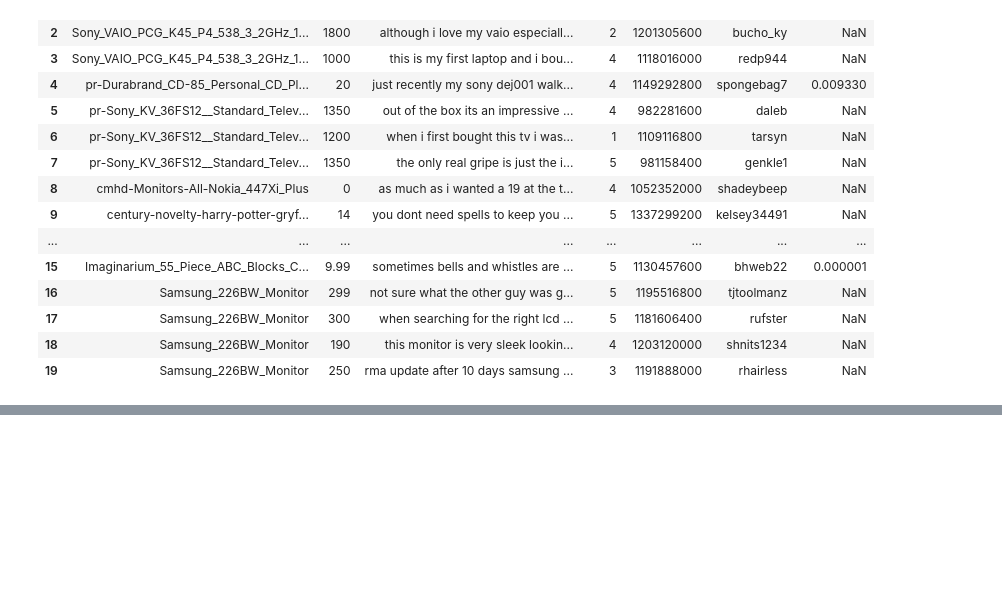
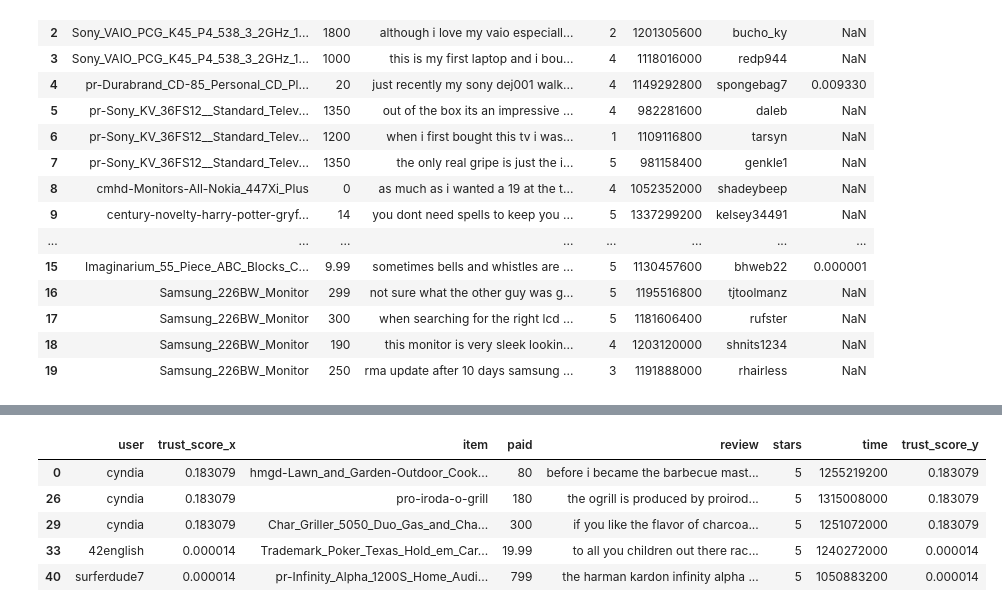
Before and after one commit to ShaluRani/256_group_project, a Jupyter notebook: Trust_score_based_recommendation.ipynb, the cells around one changed output, grey strips where cells are left out. Saved outputs shown, nothing was run; the diff lists cells and outputs as text; code cells hidden in the pictures; blank space fills up the shorter version.

Commit message:
Added trust based recommendation logic

```diff
--- a/Trust_score_based_recommendation.ipynb
+++ b/Trust_score_based_recommendation.ipynb
@@ -233,0 +309,5 @@ result_df
+# %%
+trustee_df = pd.merge(trustee_df, trust_df, how='inner', left_on='user2', right_on='user')
+# %%
+trustee_df.drop(columns = 'user2', inplace = True)
+trustee_df.drop_duplicates(inplace = True)
@@ -233,0 +323,2 @@ result_df
+# %%
+trustee_df = trustee_df.sort_values(by = 'trust_score', ascending=False)[:10]
@@ -233,0 +339,12 @@ result_df
+# %%
+spongebag7_df = pd.merge(trustee_df, new_review_df, how='inner', on='user')
+# %%
+# Most recommended items for spongebag7
+spongebag7_df.sort_values(by = ['stars'], ascending=[False])[:5]
+# %% [output]
+|  | user | trust_score_x | item | paid | review | stars | time | trust_score_y |
+| 0 | cyndia | 0.183079 | hmgd-Lawn_and_Garden-Outdoor_Cook... | 80 | before i became the barbecue mast... | 5 | 1255219200 | 0.183079 |
+| 26 | cyndia | 0.183079 | pro-iroda-o-grill | 180 | the ogrill is produced by proirod... | 5 | 1315008000 | 0.183079 |
+| 29 | cyndia | 0.183079 | Char_Griller_5050_Duo_Gas_and_Cha... | 300 | if you like the flavor of charcoa... | 5 | 1251072000 | 0.183079 |
+| 33 | 42english | 0.000014 | Trademark_Poker_Texas_Hold_em_Car... | 19.99 | to all you children out there rac... | 5 | 1240272000 | 0.000014 |
+| 40 | surferdude7 | 0.000014 | pr-Infinity_Alpha_1200S_Home_Audi... | 799 | the harman kardon infinity alpha ... | 5 | 1050883200 | 0.000014 |
```
Also changed, not shown: parts of 14 cells of this notebook, 1 other file.
